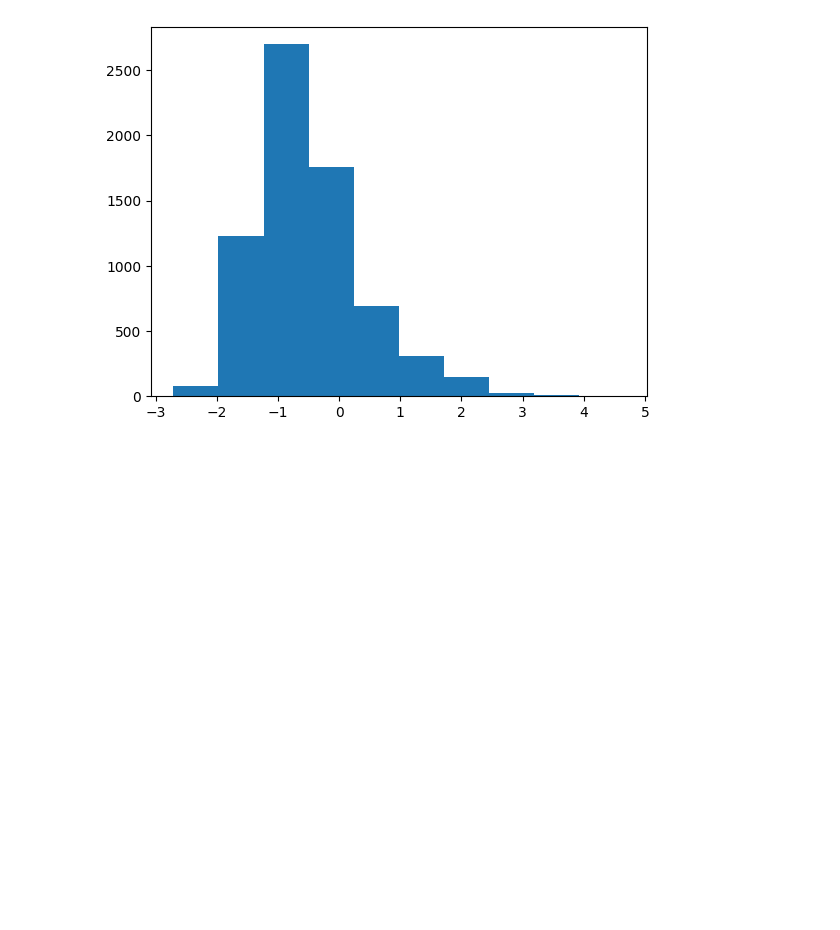
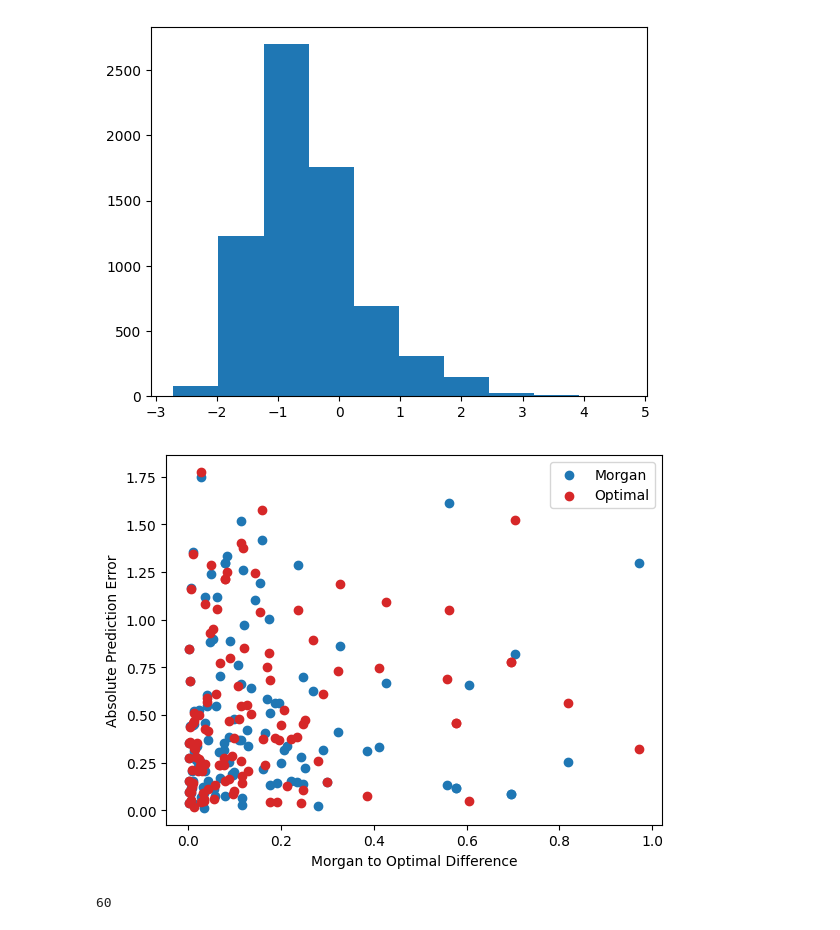
Before and after one commit to patlewig/genra-hybrid, a Jupyter notebook: notebooks/08-ajl-moa_analysis.ipynb, the cells around one changed output. Saved outputs shown, nothing was run; the diff lists cells and outputs as text; code cells hidden in the pictures; blank space fills up the shorter version.

```diff
--- a/notebooks/08-ajl-moa_analysis.ipynb
+++ b/notebooks/08-ajl-moa_analysis.ipynb
@@ -373,4 +374,6 @@ for name in master_moa_chems.columns:
 ld50 = pd.read_csv('../src/data/LD50_pre-grid-search.csv').set_index('Unnamed: 0')
+# %%
+master_moa_chems = pd.read_csv('../references/class_tests/moa_and_classyfire_coded.csv').set_index('dsstox_sid')
 # %%
 #Combine the two data frames. Note that len(ld50_with_moa) = 458, so we lose
 # many of our moa chemicals here *but likely have more than for any individual
@@ -509,7 +512,3 @@ cv_df.sort_values('mean_test_neg_root_mean_squared_error', ascending = False)[['
 | 121 | [36, 18, 5, 0, 31, 10] | -0.574069 |
 | 621 | [40, 15, 0, 0, 35, 10] | -0.574109 |
 | 260 | [37, 17, 5, 0, 31, 10] | -0.574198 |
-# %%
-for x, prints in data.iterrows():
-    password
-x, prints
@@ -686,3 +675,18 @@ plt.hist(ld50['LD50_LM'])
 plt.show()
 # %% [output]
 [figure]
+# %%
+plt.subplots()
+plt.scatter(abs(test_set['mor_preds']-test_set['opt_preds']), abs(test_set['mor_preds']-test_set['LD50_LM']), label = 'Morgan')
+plt.scatter(abs(test_set['mor_preds']-test_set['opt_preds']), abs(test_set['opt_preds']-test_set['LD50_LM']), c = 'tab:red', label = 'Optimal')
+plt.xlabel('Morgan to Optimal Difference')
+plt.legend()
+plt.ylabel('Absolute Prediction Error')
+plt.show()
+# %% [output]
+[figure, added]
+# %%
+mor_better = test_set.loc[[abs(test_set['LD50_LM'].iloc[i] - test_set['mor_preds'].iloc[i])< abs(test_set['LD50_LM'].iloc[i]-test_set['opt_preds'].iloc[i]) for i in range(len(test_set))]]
+len(mor_better)
+# %% [output]
+60
```
Also changed, not shown: parts of 21 cells of this notebook, 4 other files.
